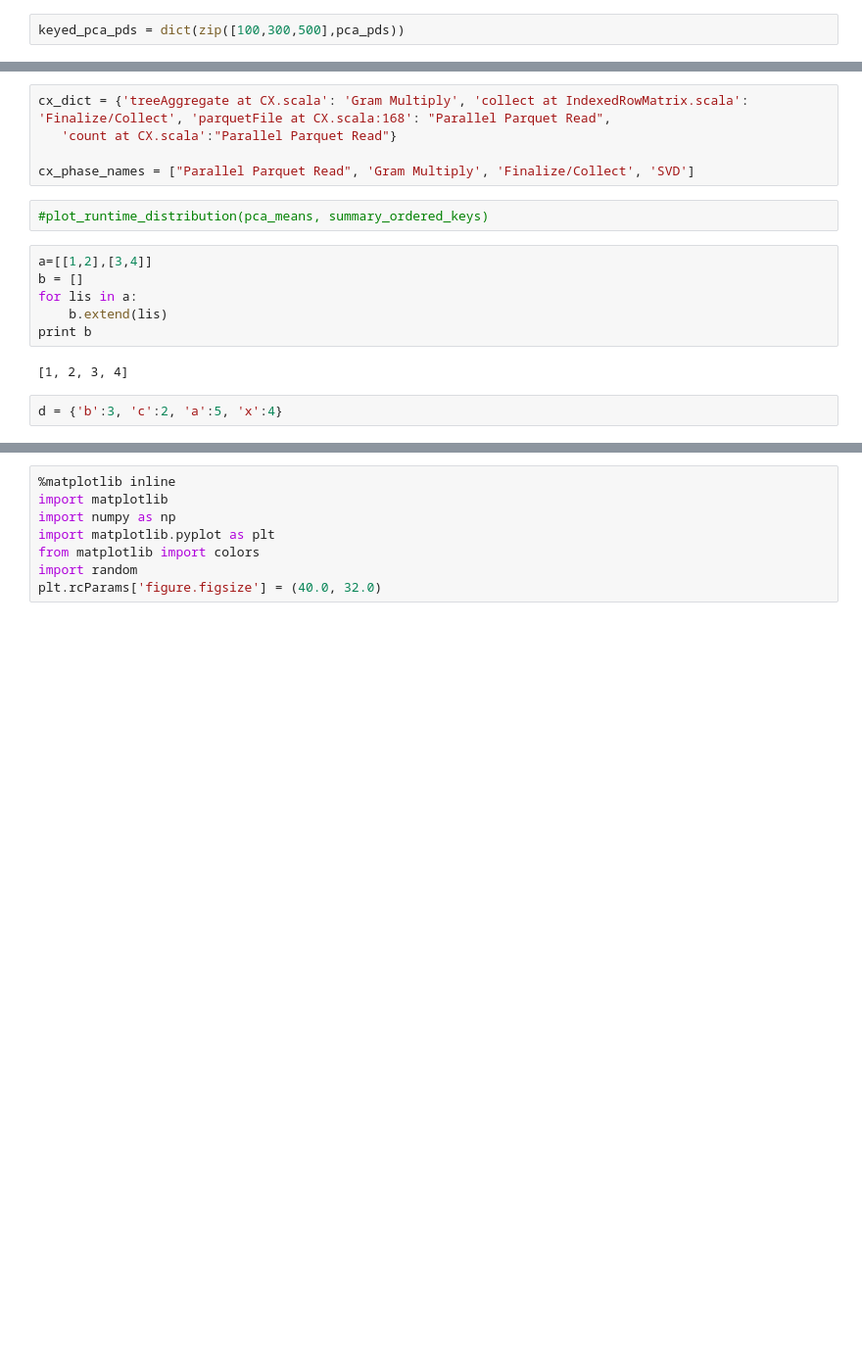
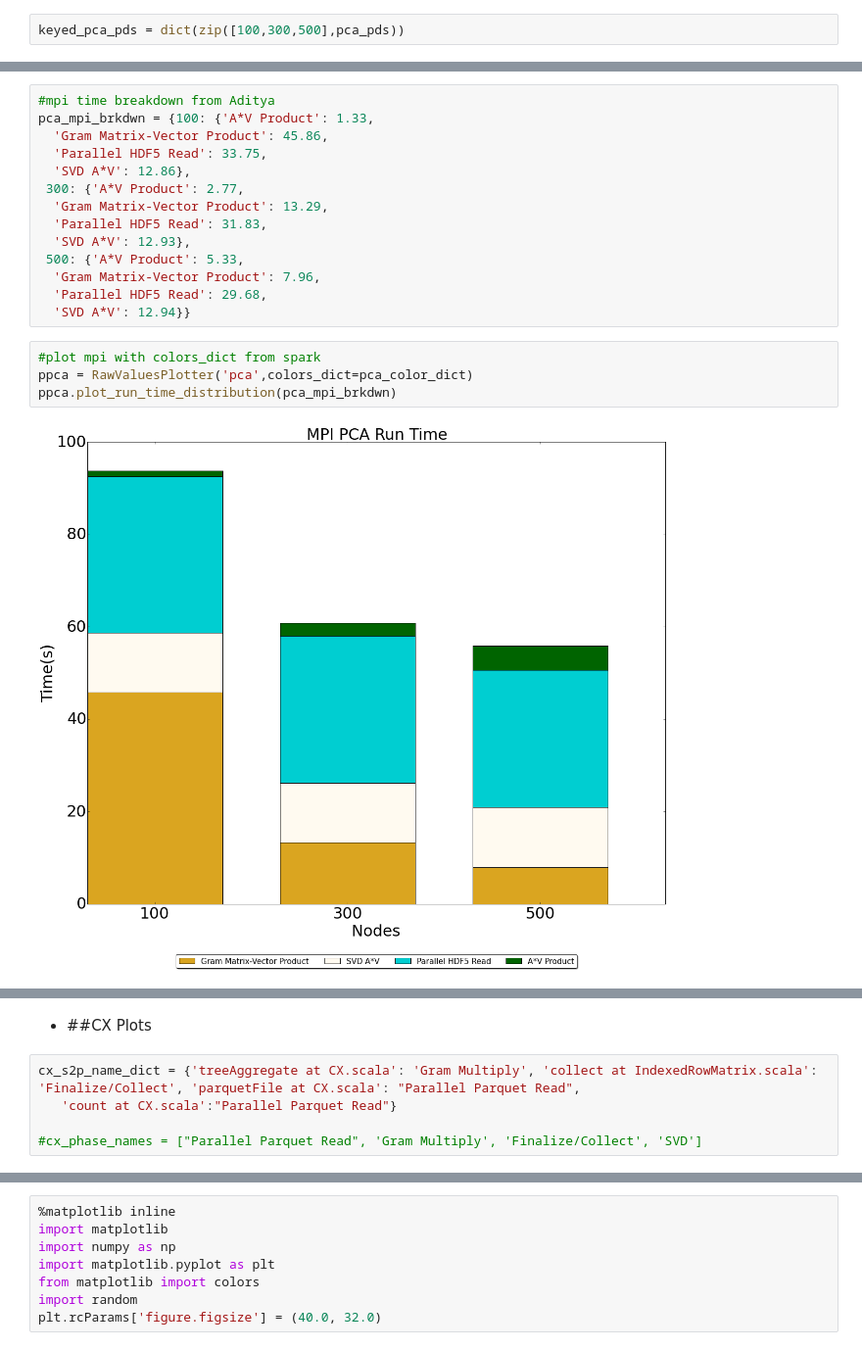
Before and after one commit to eracah/spark-profile-n-plot, a Jupyter notebook: parse-eventlog.ipynb, the cells around one changed output, grey strips where cells are left out. Shown at 98% size. Drawn from its saved outputs; the diff is of its cells as text; blank space fills up the shorter version.

```diff
--- a/parse-eventlog.ipynb
+++ b/parse-eventlog.ipynb
@@ -237,0 +143,20 @@ pt.plot_runtime_distribution(
+# %%
+#mpi time breakdown from Aditya
+pca_mpi_brkdwn = {100: {'A*V Product': 1.33,
+  'Gram Matrix-Vector Product': 45.86,
+  'Parallel HDF5 Read': 33.75,
+  'SVD A*V': 12.86},
+ 300: {'A*V Product': 2.77,
+  'Gram Matrix-Vector Product': 13.29,
+  'Parallel HDF5 Read': 31.83,
+  'SVD A*V': 12.93},
+ 500: {'A*V Product': 5.33,
+  'Gram Matrix-Vector Product': 7.96,
+  'Parallel HDF5 Read': 29.68,
+  'SVD A*V': 12.94}}
+# %%
+#plot mpi with colors_dict from spark
+ppca = RawValuesPlotter('pca',colors_dict=pca_color_dict)
+ppca.plot_run_time_distribution(pca_mpi_brkdwn)
+# %% [output]
+[figure, added]
@@ -238,17 +164,7 @@ pt.plot_runtime_distribution(
+# %% [markdown]
+* ##CX Plots
 # %%
-cx_dict = {'treeAggregate at CX.scala': 'Gram Multiply', 'collect at IndexedRowMatrix.scala': 'Finalize/Collect', 'parquetFile at CX.scala:168': "Parallel Parquet Read",
+cx_s2p_name_dict = {'treeAggregate at CX.scala': 'Gram Multiply', 'collect at IndexedRowMatrix.scala': 'Finalize/Collect', 'parquetFile at CX.scala': "Parallel Parquet Read",
    'count at CX.scala':"Parallel Parquet Read"}
 
-cx_phase_names = ["Parallel Parquet Read", 'Gram Multiply', 'Finalize/Collect', 'SVD']
+#cx_phase_names = ["Parallel Parquet Read", 'Gram Multiply', 'Finalize/Collect', 'SVD']
-# %%
-#plot_runtime_distribution(pca_means, summary_ordered_keys)
-# %%
-a=[[1,2],[3,4]]
-b = []
-for lis in a:
-    b.extend(lis)
-print b
-# %% [output]
-[1, 2, 3, 4]
-# %%
-d = {'b':3, 'c':2, 'a':5, 'x':4}
```
Also changed, not shown: parts of 76 cells of this notebook, 1 other file.
